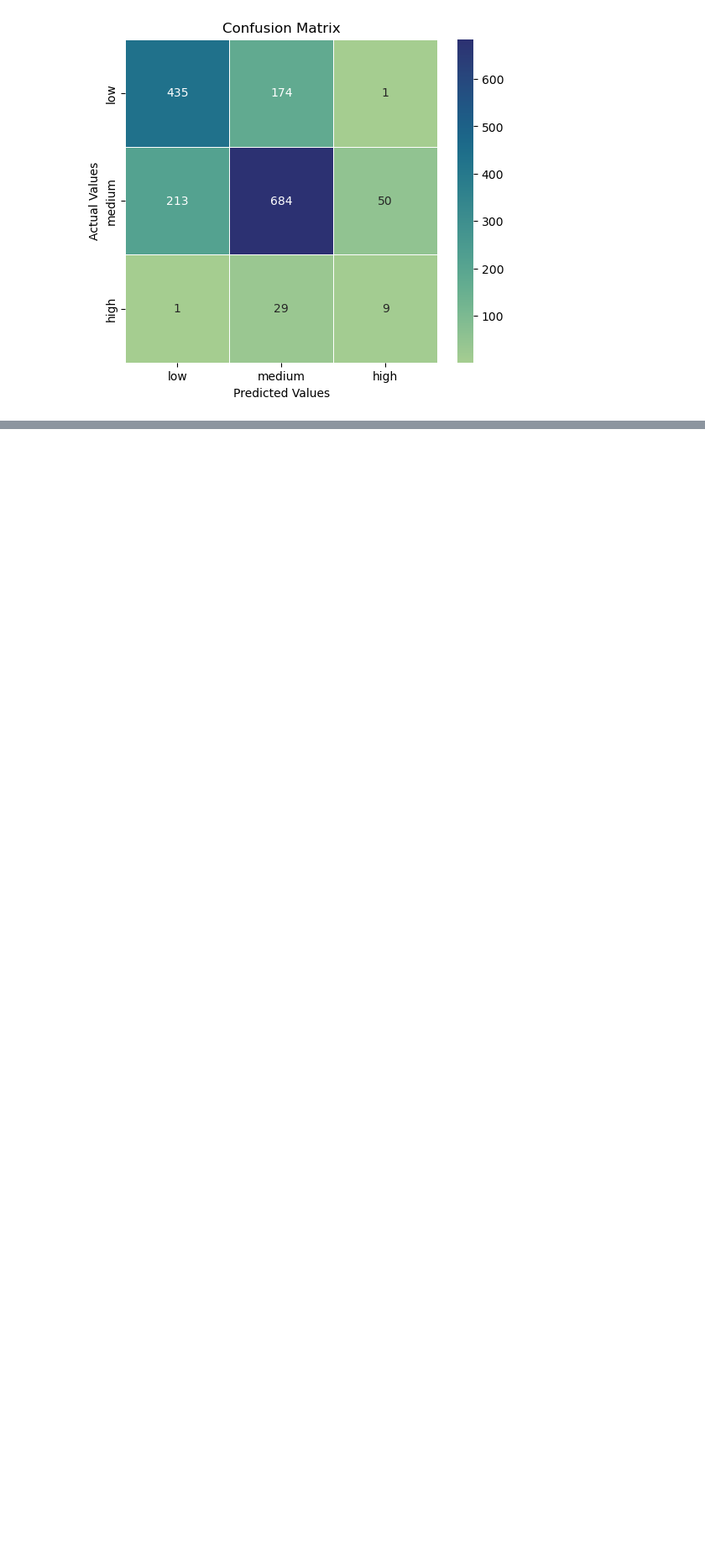
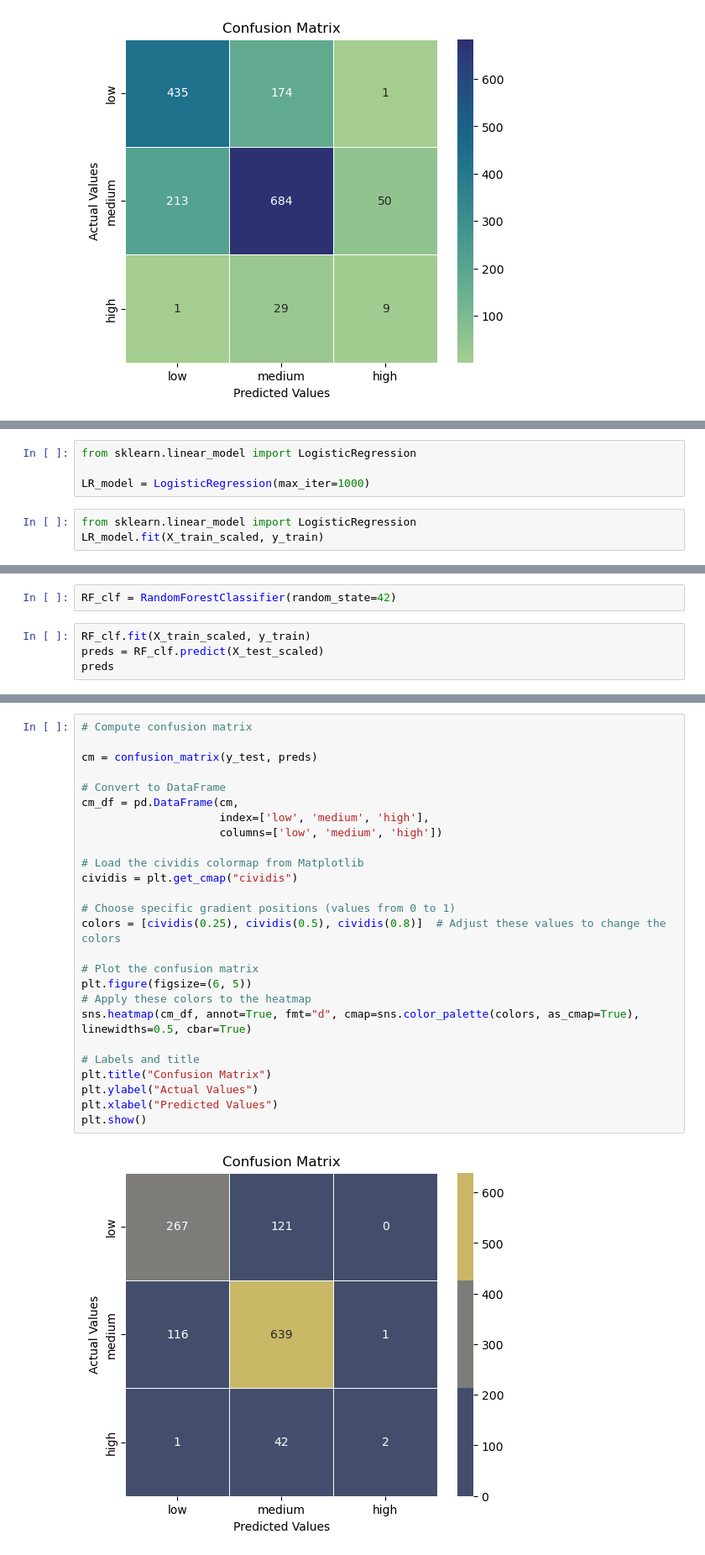
Before and after one commit to apaszynska/BlueBerry-Winery, a Jupyter notebook: src/Machine_Learning.ipynb, the cells around one changed output, grey strips where cells are left out. Shown: that part at 84% size. Cells and saved outputs as stored; diff of their text form; blank space fills up the shorter version.

```diff
--- a/src/Machine_Learning.ipynb
+++ b/src/Machine_Learning.ipynb
@@ -540,0 +653,7 @@ plt.show()
+# %%
+from sklearn.linear_model import LogisticRegression
+
+LR_model = LogisticRegression(max_iter=1000)
+# %%
+from sklearn.linear_model import LogisticRegression
+LR_model.fit(X_train_scaled, y_train)
@@ -540,0 +691,6 @@ plt.show()
+# %%
+RF_clf = RandomForestClassifier(random_state=42)
+# %%
+RF_clf.fit(X_train_scaled, y_train)
+preds = RF_clf.predict(X_test_scaled)
+preds
@@ -579,0 +714,28 @@ weighted avg       0.72      0.73      0.72      1064
+# %%
+# Compute confusion matrix
+
+cm = confusion_matrix(y_test, preds)
+
+# Convert to DataFrame
+cm_df = pd.DataFrame(cm,
+                     index=['low', 'medium', 'high'],
+                     columns=['low', 'medium', 'high'])
+
+# Load the cividis colormap from Matplotlib
+cividis = plt.get_cmap("cividis")
+
+# Choose specific gradient positions (values from 0 to 1)
+colors = [cividis(0.25), cividis(0.5), cividis(0.8)]  # Adjust these values to change the colors
+
+# Plot the confusion matrix
+plt.figure(figsize=(6, 5))
+# Apply these colors to the heatmap
+sns.heatmap(cm_df, annot=True, fmt="d", cmap=sns.color_palette(colors, as_cmap=True), linewidths=0.5, cbar=True)
+
+# Labels and title
+plt.title("Confusion Matrix")
+plt.ylabel("Actual Values")
+plt.xlabel("Predicted Values")
+plt.show()
+# %% [output]
+[figure, added]
```
Also changed, not shown: parts of 93 cells of this notebook.
